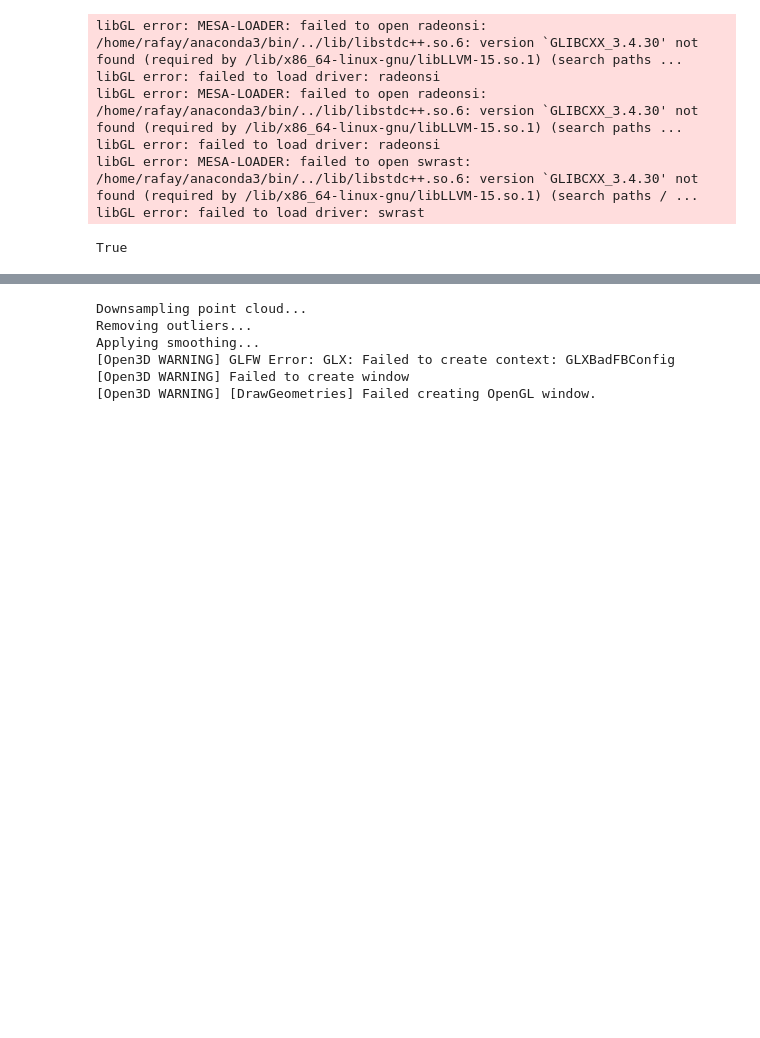
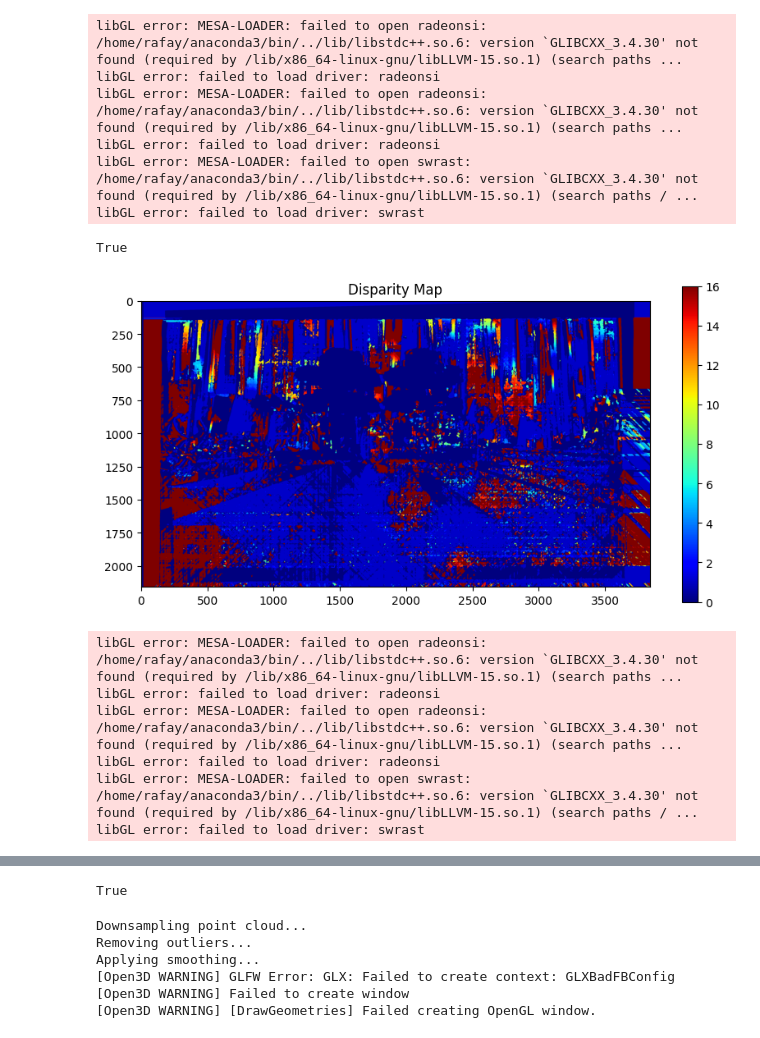
Before and after one commit to rafayaamirgull/stereo_reconstruction_cv, a Jupyter notebook: main.ipynb, the cells around one changed output, grey strips where cells are left out. Drawn from its saved outputs; the diff is of its cells as text; code cells hidden in the pictures; blank space fills up the shorter version.

```diff
--- a/main.ipynb
+++ b/main.ipynb
@@ -697,0 +728,25 @@ True
+# %%
+disparity_map=compute_disparity_map(imgL_rect, imgR_rect, 16, 1)
+plt.figure(figsize=(10,5))
+plt.imshow(disparity_map, cmap='jet')
+plt.title("Disparity Map")
+plt.colorbar()
+plt.show()
+
+# 6. 3D Reconstruction
+points_3D = reconstruct_3D(disparity_map, Q)
+# 7. Visualization
+visualize_point_cloud(points_3D, cv2.cvtColor(imgL_rect_color, cv2.COLOR_BGR2RGB), disparity_map)
+
+#Optional: Save the point cloud
+pcd = o3d.geometry.PointCloud()
+pcd.points = o3d.utility.Vector3dVector(points_3D.reshape(-1, 3))
+o3d.io.write_point_cloud(os.path.join(dataset_name,"point_cloud.ply"), pcd)
+# %% [output]
+[figure, added]
+libGL error: MESA-LOADER: failed to open radeonsi: /home/rafay/anaconda3/bin/../lib/libstdc++.so.6: version `GLIBCXX_3.4.30' not found (required by /lib/x86_64-linux-gnu/libLLVM-15.so.1) (search paths ...
+libGL error: failed to load driver: radeonsi
+libGL error: MESA-LOADER: failed to open radeonsi: /home/rafay/anaconda3/bin/../lib/libstdc++.so.6: version `GLIBCXX_3.4.30' not found (required by /lib/x86_64-linux-gnu/libLLVM-15.so.1) (search paths ...
+libGL error: failed to load driver: radeonsi
+libGL error: MESA-LOADER: failed to open swrast: /home/rafay/anaconda3/bin/../lib/libstdc++.so.6: version `GLIBCXX_3.4.30' not found (required by /lib/x86_64-linux-gnu/libLLVM-15.so.1) (search paths / ...
+libGL error: failed to load driver: swrast
@@ -698,3 +756,4 @@ True
+True
 # %%
 import open3d as o3d
 import numpy as np
```
Also changed, not shown: parts of 24 cells of this notebook, 11 other files.
